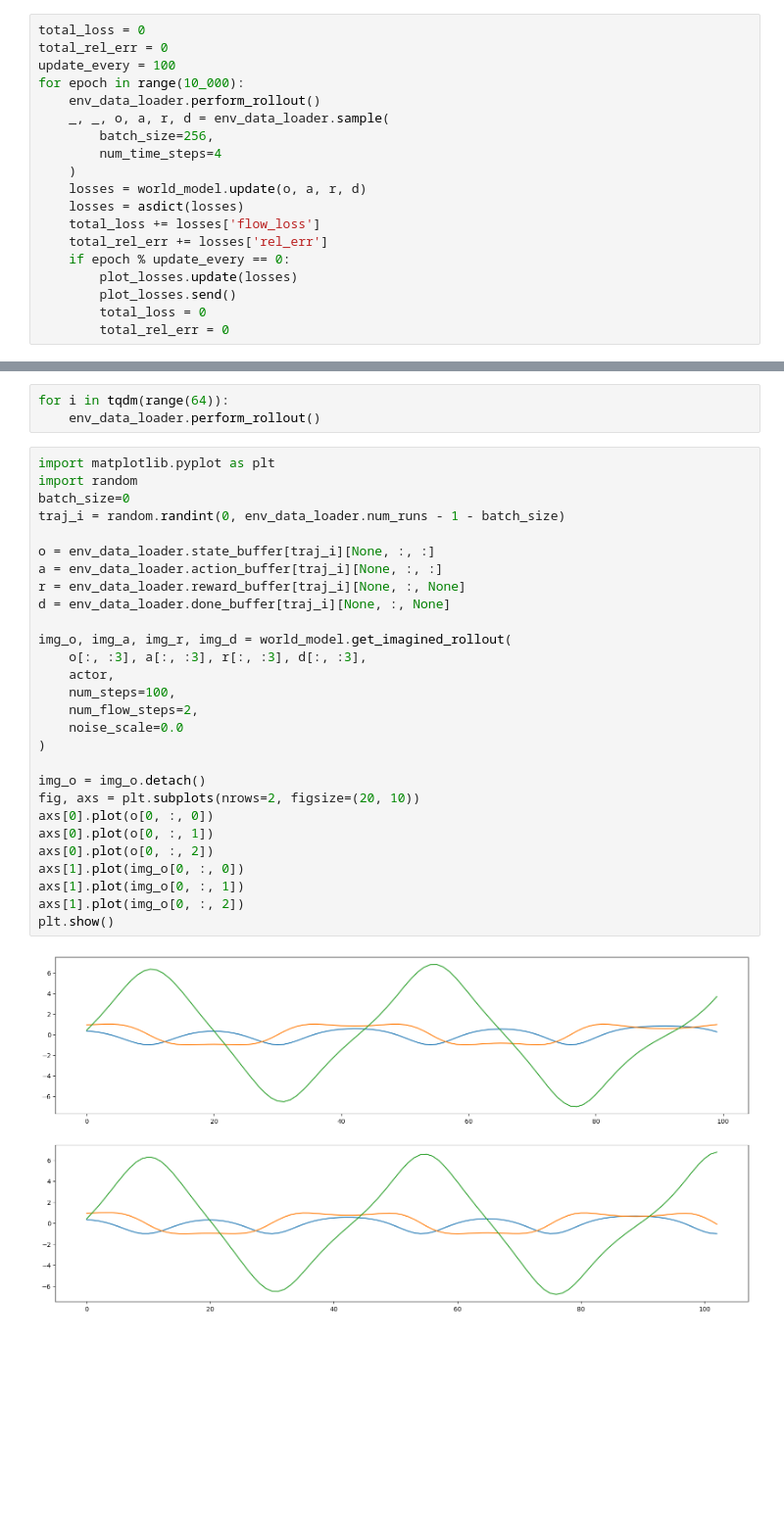
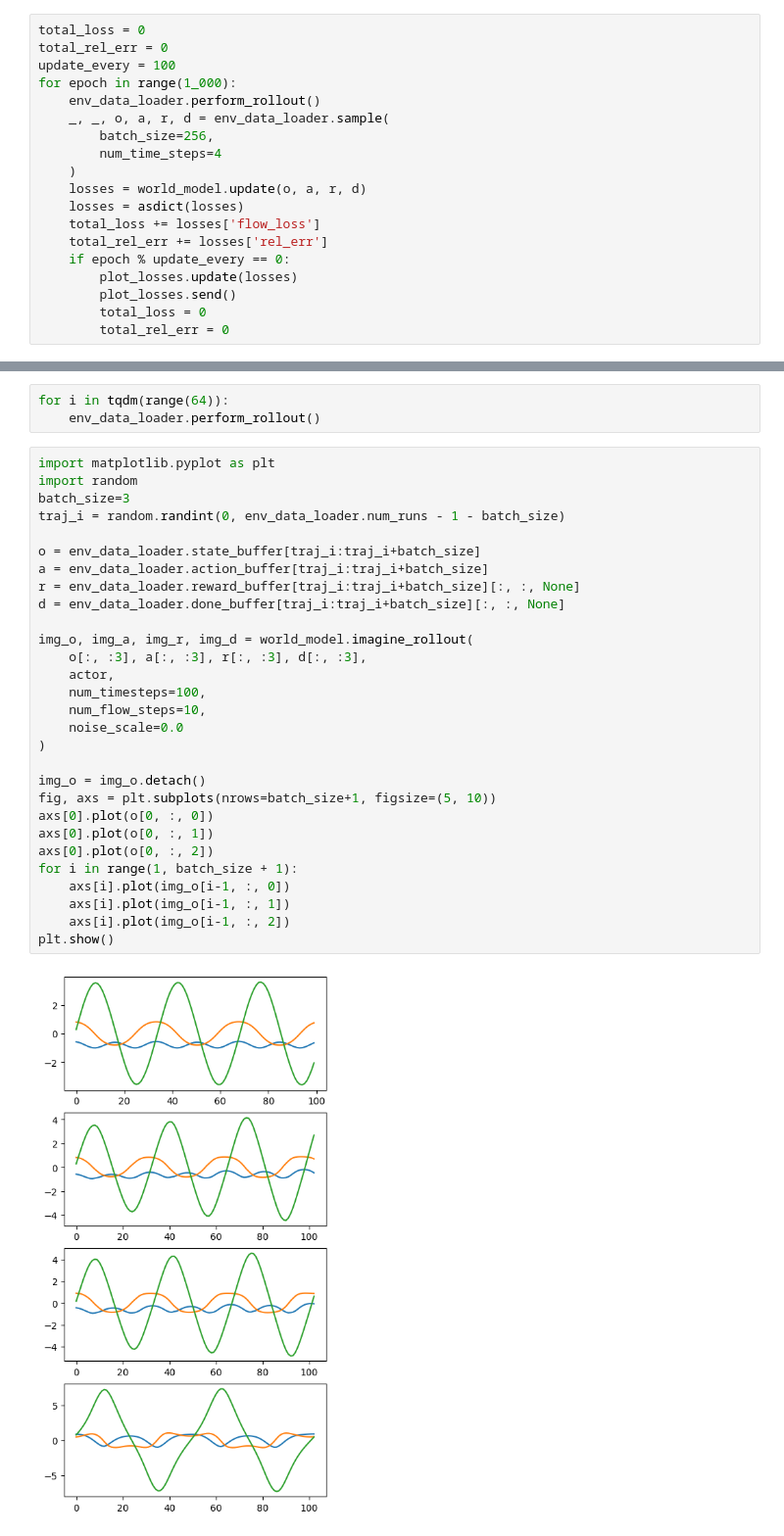
Before and after one commit to mauicv/world-model-rl, a Jupyter notebook: src/reflect/components/flow_world_model/examples/world-model-pendulum-2.ipynb, the cells around one changed output, grey strips where cells are left out. Shown at 98% size. Saved outputs shown, nothing was run; the diff lists cells and outputs as text; blank space fills up the shorter version.

```diff
--- a/src/reflect/components/flow_world_model/examples/world-model-pendulum-2.ipynb
+++ b/src/reflect/components/flow_world_model/examples/world-model-pendulum-2.ipynb
@@ -100,7 +100,7 @@ plot_losses = PlotLosses(
 total_loss = 0
 total_rel_err = 0
 update_every = 100
-for epoch in range(10_000):
+for epoch in range(1_000):
     env_data_loader.perform_rollout()
     _, _, o, a, r, d = env_data_loader.sample(
         batch_size=256,
@@ -127,30 +127,31 @@ for i in tqdm(range(64)):
 # %%
 import matplotlib.pyplot as plt
 import random
-batch_size=0
+batch_size=3
 traj_i = random.randint(0, env_data_loader.num_runs - 1 - batch_size)
 
-o = env_data_loader.state_buffer[traj_i][None, :, :]
-a = env_data_loader.action_buffer[traj_i][None, :, :]
-r = env_data_loader.reward_buffer[traj_i][None, :, None]
-d = env_data_loader.done_buffer[traj_i][None, :, None]
+o = env_data_loader.state_buffer[traj_i:traj_i+batch_size]
+a = env_data_loader.action_buffer[traj_i:traj_i+batch_size]
+r = env_data_loader.reward_buffer[traj_i:traj_i+batch_size][:, :, None]
+d = env_data_loader.done_buffer[traj_i:traj_i+batch_size][:, :, None]
 
-img_o, img_a, img_r, img_d = world_model.get_imagined_rollout(
+img_o, img_a, img_r, img_d = world_model.imagine_rollout(
     o[:, :3], a[:, :3], r[:, :3], d[:, :3],
     actor,
-    num_steps=100,
-    num_flow_steps=2,
+    num_timesteps=100,
+    num_flow_steps=10,
     noise_scale=0.0
 )
 
 img_o = img_o.detach()
-fig, axs = plt.subplots(nrows=2, figsize=(20, 10))
+fig, axs = plt.subplots(nrows=batch_size+1, figsize=(5, 10))
 axs[0].plot(o[0, :, 0])
 axs[0].plot(o[0, :, 1])
 axs[0].plot(o[0, :, 2])
-axs[1].plot(img_o[0, :, 0])
-axs[1].plot(img_o[0, :, 1])
-axs[1].plot(img_o[0, :, 2])
+for i in range(1, batch_size + 1):
+    axs[i].plot(img_o[i-1, :, 0])
+    axs[i].plot(img_o[i-1, :, 1])
+    axs[i].plot(img_o[i-1, :, 2])
 plt.show()
 # %% [output]
-[figure, old version]
+[figure, new version]
```
Also changed, not shown: parts of 2 cells of this notebook, 3 other files.
